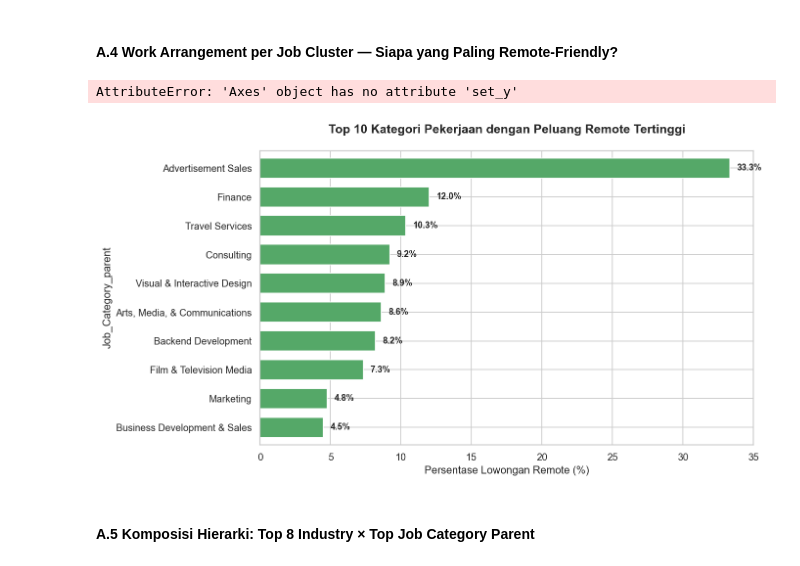
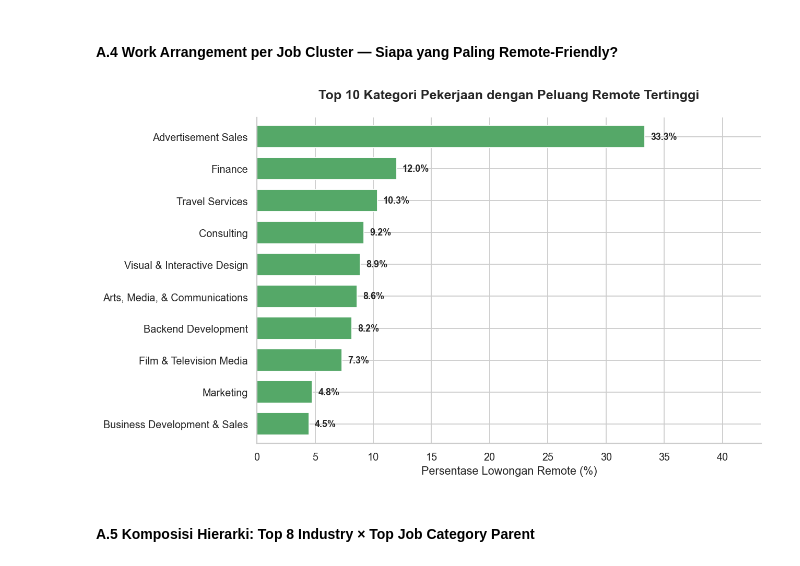
Before and after one commit to KielSitum/karisma-ai, a Jupyter notebook: DATA_SCIENCE/analysis_data/glints_analysis_final.ipynb, the cells around one changed output. Cells and saved outputs as stored; diff of their text form; code cells hidden in the pictures.

```diff
--- a/DATA_SCIENCE/analysis_data/glints_analysis_final.ipynb
+++ b/DATA_SCIENCE/analysis_data/glints_analysis_final.ipynb
@@ -1568,34 +1555,33 @@ plt.show()
 # %%
 wa_cluster = (df.groupby(['Job_Category_parent','Work_Arr_Label']).size().unstack(fill_value=0))
 wa_pct = wa_cluster.div(wa_cluster.sum(axis=1), axis=0) * 100
 
 remote_top10 = wa_pct['Remote'].sort_values(ascending=False).head(10)
 
 fig, ax = plt.subplots(figsize=(10, 6))
 
 remote_top10.sort_values(ascending=True).plot(
     kind='barh',
     color='#55A868',
     ax=ax,
     width=0.7
 )
 
 for i, v in enumerate(remote_top10.sort_values(ascending=True)):
     ax.text(v + 0.5, i, f'{v:.1f}%', va='center', fontweight='bold', fontsize=10)
 
 ax.set_title('Top 10 Kategori Pekerjaan dengan Peluang Remote Tertinggi', fontsize=14, pad=20)
 ax.set_xlabel('Persentase Lowongan Remote (%)')
-ax.set_y/label('')
+ax.set_ylabel('')
 ax.set_xlim(0, max(remote_top10) + 10) # Beri ruang ekstra untuk label teks
 
 ax.spines['top'].set_visible(False)
 ax.spines['right'].set_visible(False)
 
 plt.tight_layout()
 plt.show()
 # %% [output]
-AttributeError: 'Axes' object has no attribute 'set_y'
-[figure, old version]
+[figure, new version]
 # %% [markdown]
 #### A.5 Komposisi Hierarki: Top 8 Industry × Top Job Category Parent
 # %%
```
Also changed, not shown: parts of 4 cells of this notebook, 3 other files.
